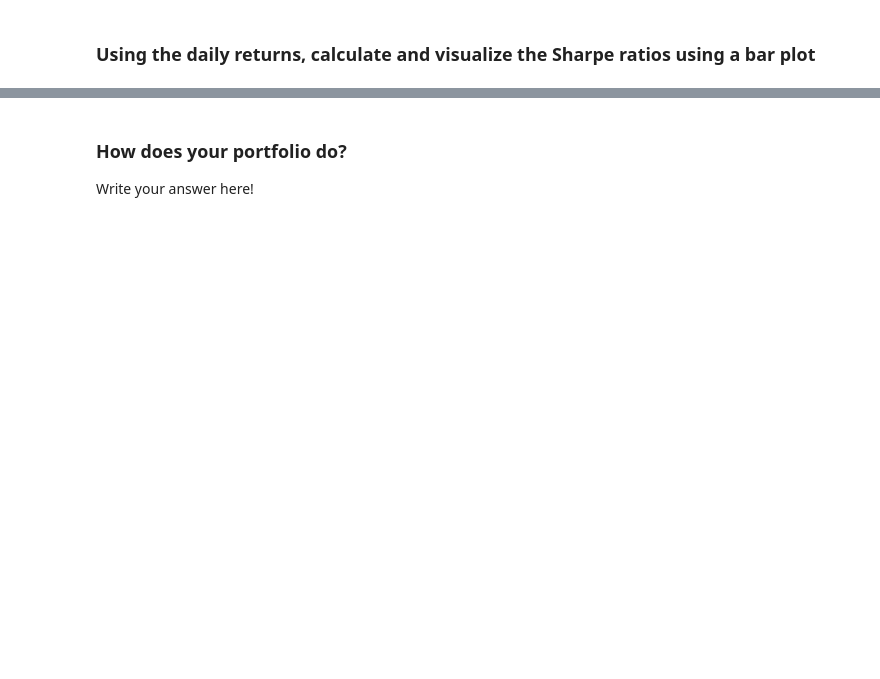
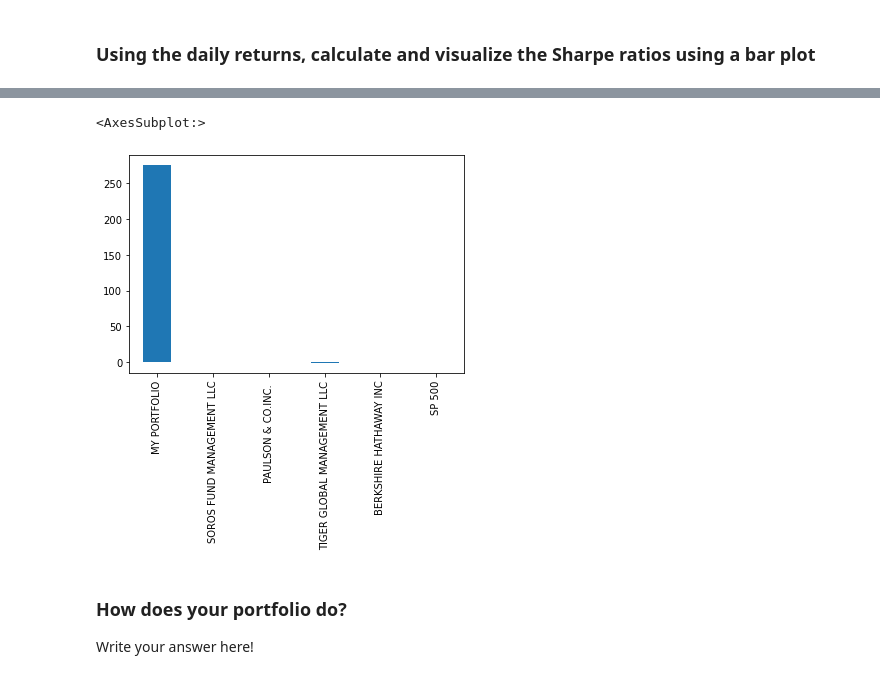
Before and after one commit to jnizquierdo1/python-pandas, a Jupyter notebook: Code/whale_analysis.ipynb, the cells around one changed output, grey strips where cells are left out. Cells and saved outputs as stored; diff of their text form; code cells hidden in the pictures; blank space fills up the shorter version.

```diff
--- a/Code/whale_analysis.ipynb
+++ b/Code/whale_analysis.ipynb
@@ -441,4 +457,5 @@ weights = [1/3, 1/3, 1/3]
 
 # Calculate portfolio return
 
-# Display sample data
+weighted_portfolio = my_portfolio_return.dot(weights)
+weighted_portfolio.head()
@@ -448,0 +466,6 @@ weights = [1/3, 1/3, 1/3]
+# %%
+# Join your returns DataFrame to the original returns DataFrame
+portfolio_return = pd.concat([weighted_portfolio, whale_pd, sp500_daily_returns], axis='columns', join='inner')
+#I wanted to rename my portfolio
+portfolio_return.rename(columns={0:'MY PORTFOLIO'}, inplace=True)
+portfolio_return.head()
@@ -449,2 +479,4 @@ weights = [1/3, 1/3, 1/3]
 # %%
 # Only compare dates where return data exists for all the stocks (drop NaNs)
+portfolio_return.dropna(inplace=True)
+portfolio_return.head()
@@ -472,3 +535,5 @@ weights = [1/3, 1/3, 1/3]
 ### Using the daily returns, calculate and visualize the Sharpe ratios using a bar plot
 # %%
 # Calculate Annualzied Sharpe Ratios
+annual_portfolio_sharpe_ratio = (portfolio_return.mean() * 252)/(portfolio_return.std() * np.sqrt(252))
+annual_portfolio_sharpe_ratio
@@ -475,5 +548,9 @@ weights = [1/3, 1/3, 1/3]
 # %%
 # Visualize the sharpe ratios as a bar plot
+annual_portfolio_sharpe_ratio.plot.bar()
+# %% [output]
+<AxesSubplot:>
+[figure, added]
 # %% [markdown]
 ### How does your portfolio do?
 
```
Also changed, not shown: parts of 21 cells of this notebook.
